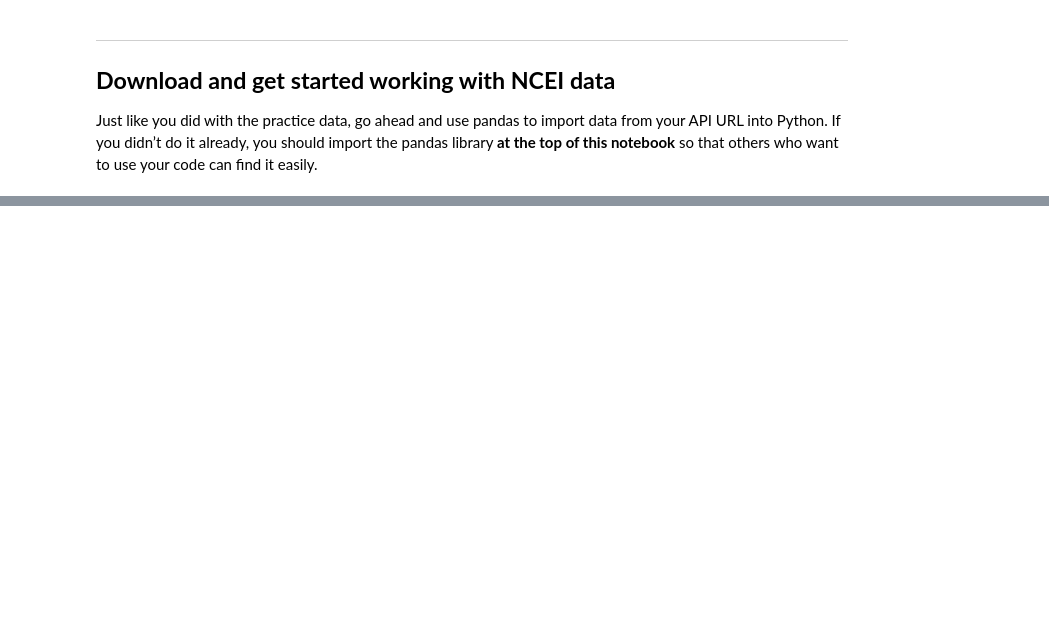
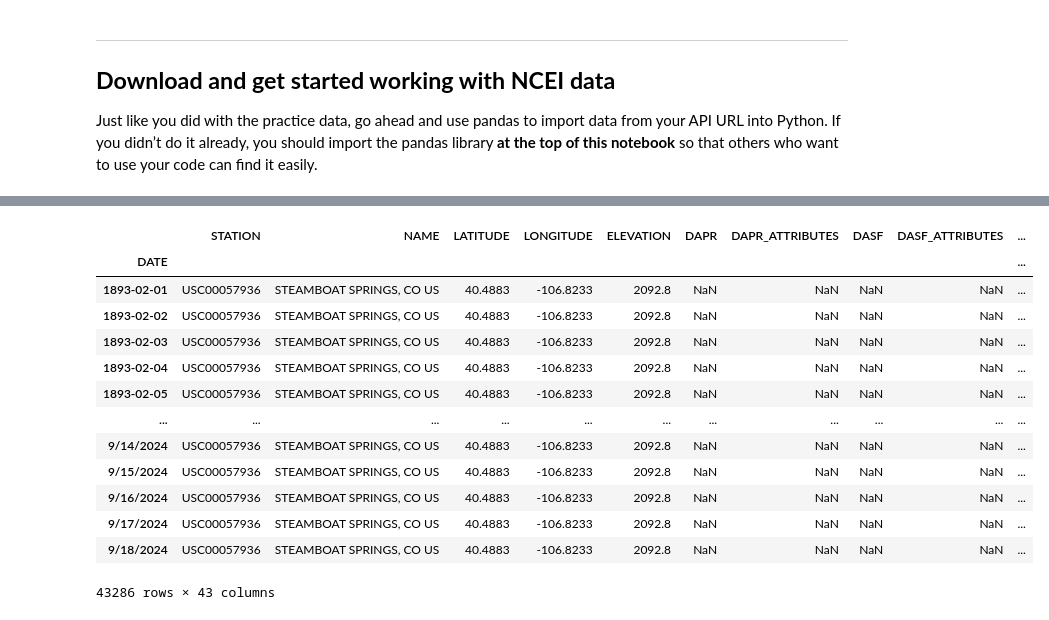
Before and after one commit to earthlab-education/climate-coding-challenge-gpb3037, a Jupyter notebook: Portfolio Post, Part 1 -- Download Data.ipynb, the cells around one changed output, grey strips where cells are left out. Cells and saved outputs as stored; diff of their text form; code cells hidden in the pictures; blank space fills up the shorter version.

```diff
--- a/Portfolio Post, Part 1 -- Download Data.ipynb
+++ b/Portfolio Post, Part 1 -- Download Data.ipynb
@@ -109,0 +180,30 @@ that others who want to use your code can find it easily.
+# %%
+# Import required packages
+import pandas as pd
+
+# steamboatclimatelink (link to raw file on GitHub)
+steamboatclimatelink = ('https://raw.githubusercontent.com/gpb3037/gpb3037.github.io/main/posts/02-climate/steamboat3810410.csv')
+
+# Read the data from the CSV file
+steamboat_climate_df = pd.read_csv(steamboatclimatelink,
+                                   index_col='DATE',
+                                   parse_dates=True,
+                                   na_values='NaN')
+
+# Output the data
+steamboat_climate_df
+# %% [output]
+|  | STATION | NAME | LATITUDE | LONGITUDE | ELEVATION | DAPR | DAPR_ATTRIBUTES | DASF | DASF_ATTRIBUTES | ... |
+| DATE |  |  |  |  |  |  |  |  |  | ... |
+| 1893-02-01 | USC00057936 | STEAMBOAT SPRINGS, CO US | 40.4883 | -106.8233 | 2092.8 | NaN | NaN | NaN | NaN | ... |
+| 1893-02-02 | USC00057936 | STEAMBOAT SPRINGS, CO US | 40.4883 | -106.8233 | 2092.8 | NaN | NaN | NaN | NaN | ... |
+| 1893-02-03 | USC00057936 | STEAMBOAT SPRINGS, CO US | 40.4883 | -106.8233 | 2092.8 | NaN | NaN | NaN | NaN | ... |
+| 1893-02-04 | USC00057936 | STEAMBOAT SPRINGS, CO US | 40.4883 | -106.8233 | 2092.8 | NaN | NaN | NaN | NaN | ... |
+| 1893-02-05 | USC00057936 | STEAMBOAT SPRINGS, CO US | 40.4883 | -106.8233 | 2092.8 | NaN | NaN | NaN | NaN | ... |
+| ... | ... | ... | ... | ... | ... | ... | ... | ... | ... | ... |
+| 9/14/2024 | USC00057936 | STEAMBOAT SPRINGS, CO US | 40.4883 | -106.8233 | 2092.8 | NaN | NaN | NaN | NaN | ... |
+| 9/15/2024 | USC00057936 | STEAMBOAT SPRINGS, CO US | 40.4883 | -106.8233 | 2092.8 | NaN | NaN | NaN | NaN | ... |
+| 9/16/2024 | USC00057936 | STEAMBOAT SPRINGS, CO US | 40.4883 | -106.8233 | 2092.8 | NaN | NaN | NaN | NaN | ... |
+| 9/17/2024 | USC00057936 | STEAMBOAT SPRINGS, CO US | 40.4883 | -106.8233 | 2092.8 | NaN | NaN | NaN | NaN | ... |
+| 9/18/2024 | USC00057936 | STEAMBOAT SPRINGS, CO US | 40.4883 | -106.8233 | 2092.8 | NaN | NaN | NaN | NaN | ... |
+43286 rows × 43 columns
```
Also changed, not shown: parts of 8 cells of this notebook, 11 other files.
